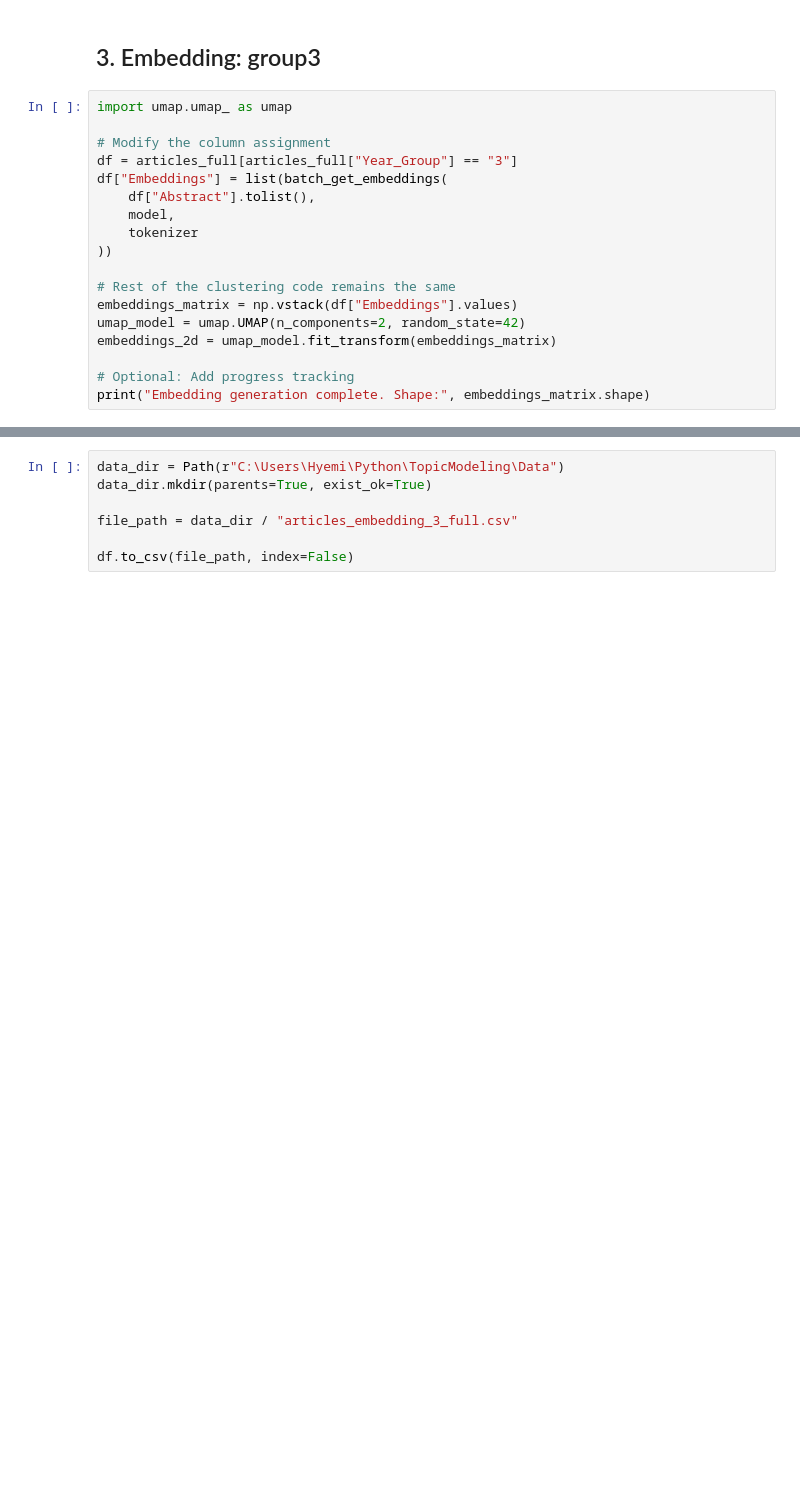
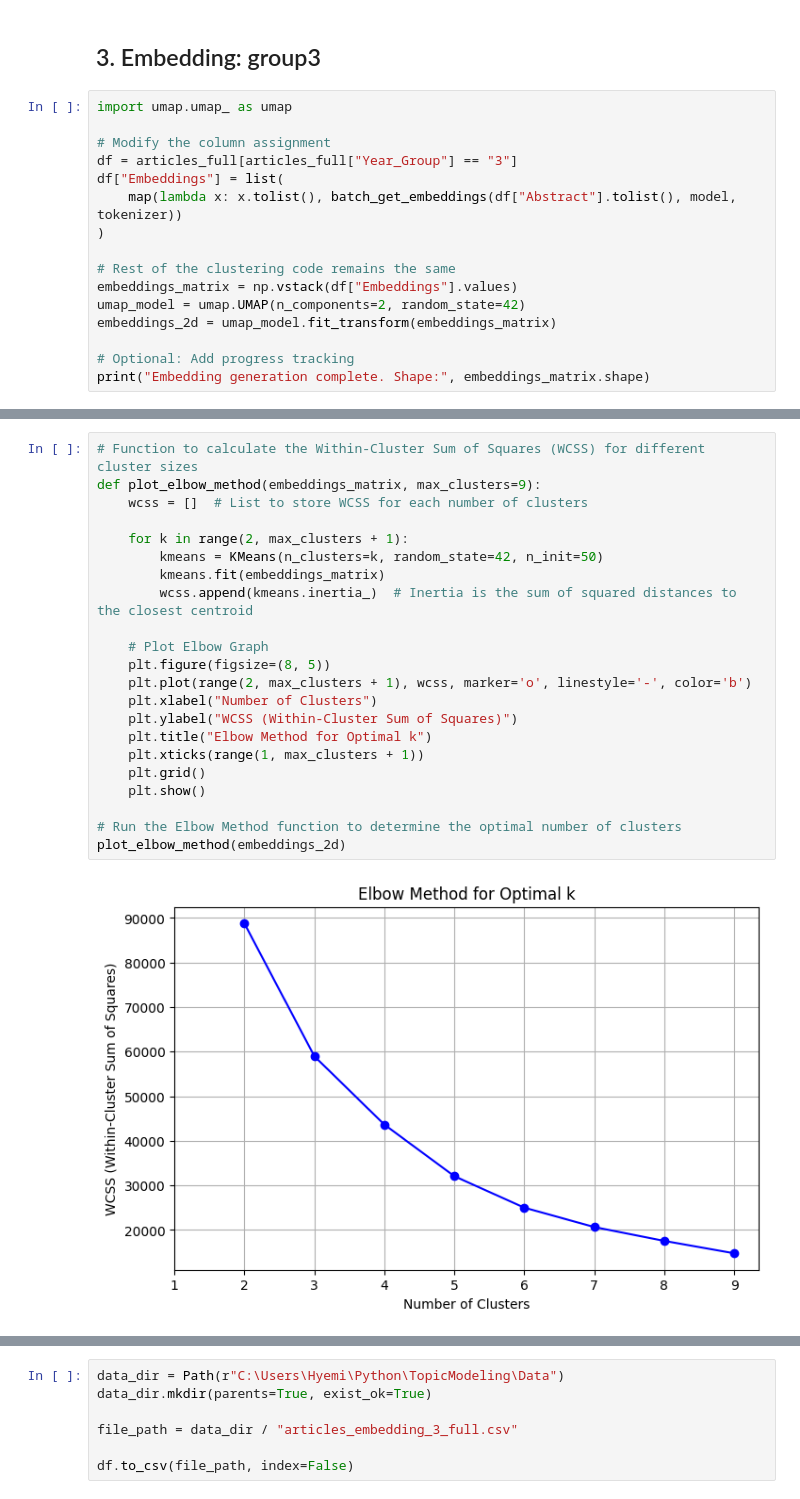
Before and after one commit to hyemin20/TopicModeling, a Jupyter notebook: Codes/3. Embeddings&Clustering_3_1.27-Copy1.ipynb, the cells around one changed output, grey strips where cells are left out. Cells and saved outputs as stored; diff of their text form; blank space fills up the shorter version.

Commit message:
1.29_embedding2

```diff
--- a/Codes/3. Embeddings&Clustering_3_1.27-Copy1.ipynb
+++ b/Codes/3. Embeddings&Clustering_3_1.27-Copy1.ipynb
@@ -152,11 +152,9 @@ import umap.umap_ as umap
 
 # Modify the column assignment
 df = articles_full[articles_full["Year_Group"] == "3"]
-df["Embeddings"] = list(batch_get_embeddings(
-    df["Abstract"].tolist(),
-    model,
-    tokenizer
-))
+df["Embeddings"] = list(
+    map(lambda x: x.tolist(), batch_get_embeddings(df["Abstract"].tolist(), model, tokenizer))
+)
 
 # Rest of the clustering code remains the same
 embeddings_matrix = np.vstack(df["Embeddings"].values)
@@ -168,3 +173,27 @@ print("Embedding generation complete. Shape:", embeddings_matrix.shape)
+# %%
+# Function to calculate the Within-Cluster Sum of Squares (WCSS) for different cluster sizes
+def plot_elbow_method(embeddings_matrix, max_clusters=9):
+    wcss = []  # List to store WCSS for each number of clusters
+
+    for k in range(2, max_clusters + 1):
+        kmeans = KMeans(n_clusters=k, random_state=42, n_init=50)
+        kmeans.fit(embeddings_matrix)
+        wcss.append(kmeans.inertia_)  # Inertia is the sum of squared distances to the closest centroid
+
+    # Plot Elbow Graph
+    plt.figure(figsize=(8, 5))
+    plt.plot(range(2, max_clusters + 1), wcss, marker='o', linestyle='-', color='b')
+    plt.xlabel("Number of Clusters")
+    plt.ylabel("WCSS (Within-Cluster Sum of Squares)")
+    plt.title("Elbow Method for Optimal k")
+    plt.xticks(range(1, max_clusters + 1))
+    plt.grid()
+    plt.show()
+
+# Run the Elbow Method function to determine the optimal number of clusters
+plot_elbow_method(embeddings_2d)
+# %% [output]
+[figure, added]
 # %%
 # Function to calculate the Within-Cluster Sum of Squares (WCSS) for different cluster sizes
 def plot_elbow_method(embeddings_matrix, max_clusters=9):
```
Also changed, not shown: parts of 6 cells of this notebook, 2 other files.
